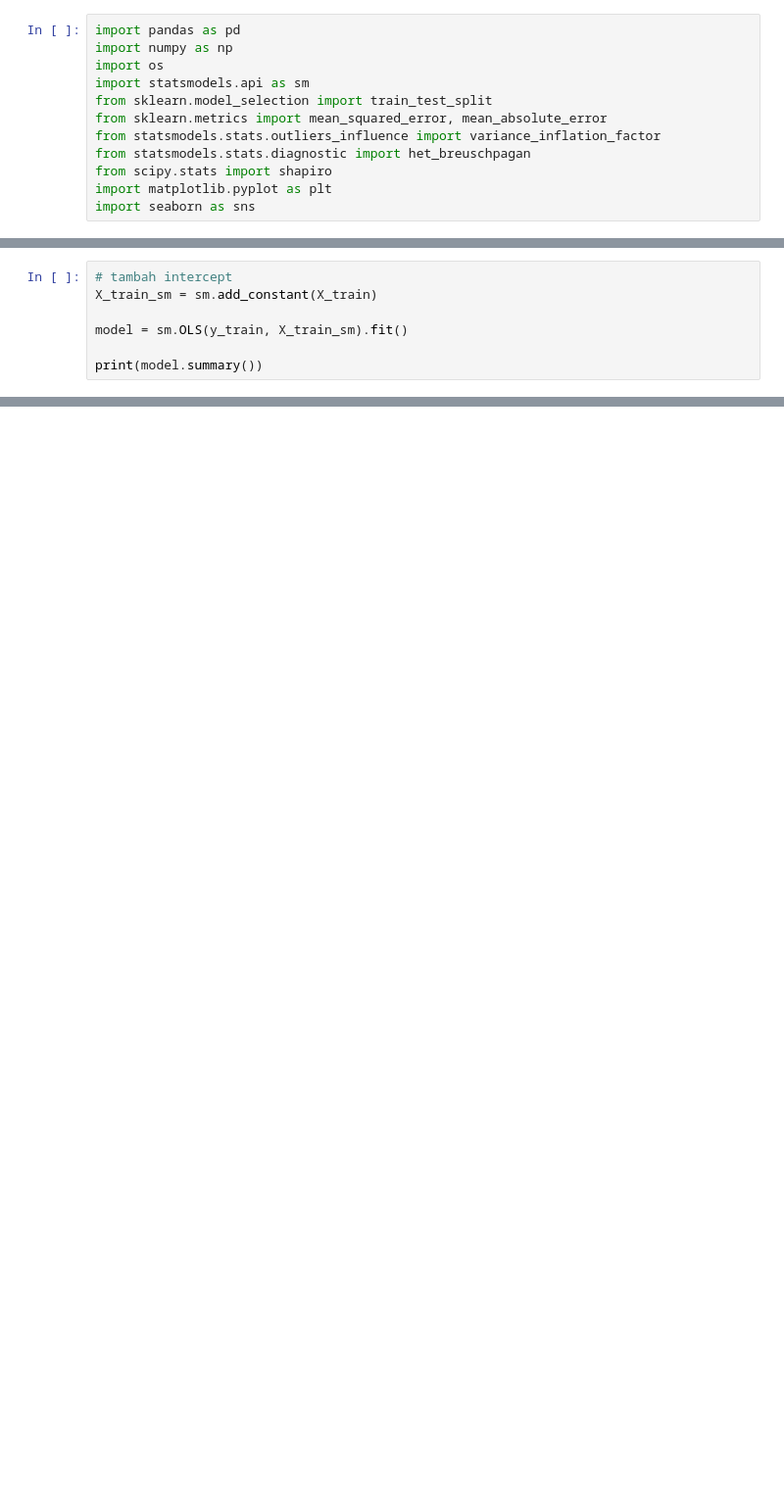
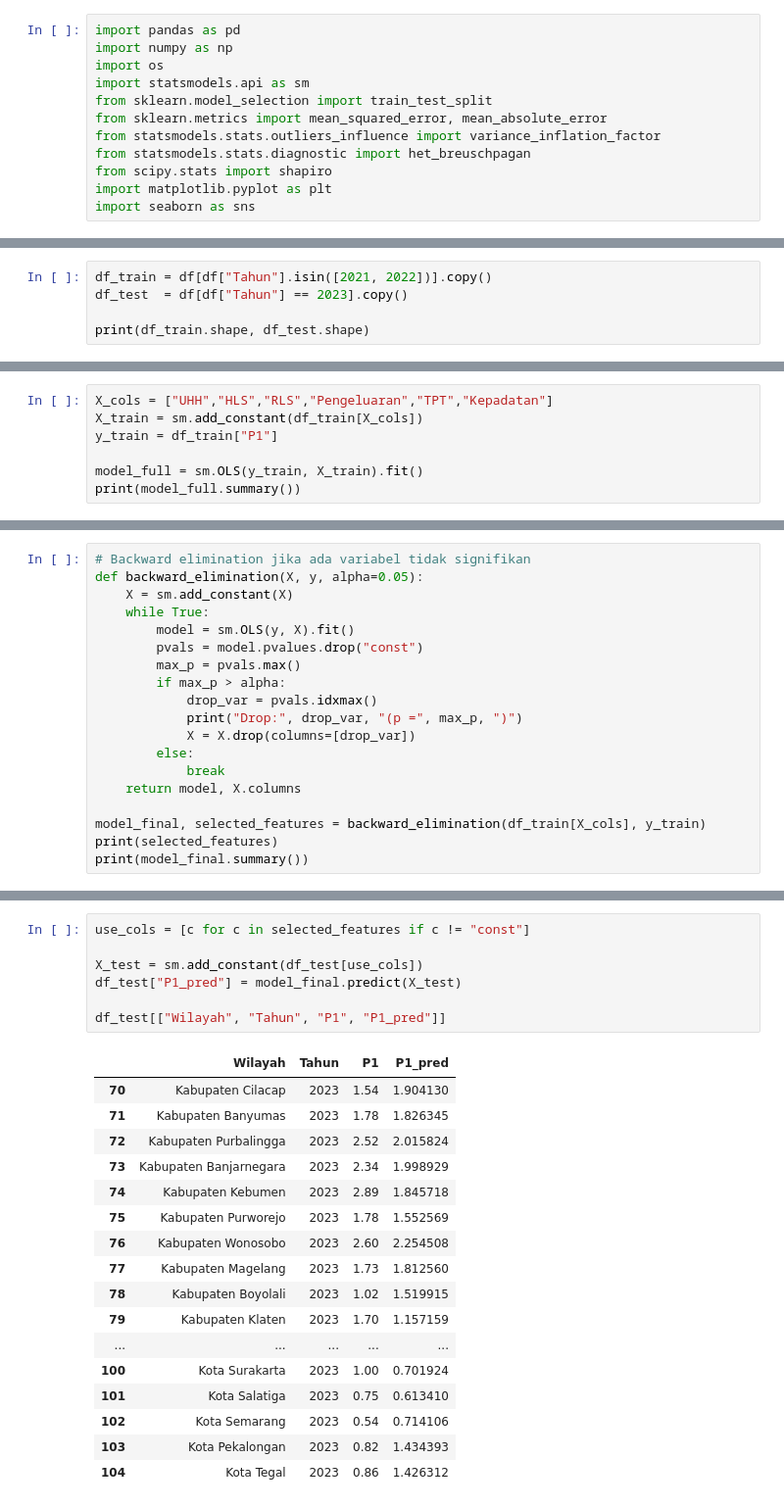
Before and after one commit to trishagarniss/projek-PDS-IPM, a Jupyter notebook: src/03_Modelling_dan_Asumsi.ipynb, the cells around one changed output, grey strips where cells are left out. Shown: that part at 98% size. Saved outputs shown, nothing was run; the diff lists cells and outputs as text; blank space fills up the shorter version.

```diff
--- a/src/03_Modelling_dan_Asumsi.ipynb
+++ b/src/03_Modelling_dan_Asumsi.ipynb
@@ -57,7 +12,0 @@ FIT MODEL REGRESI (statsmodels OLS)
-# %%
-# tambah intercept
-X_train_sm = sm.add_constant(X_train)
-
-model = sm.OLS(y_train, X_train_sm).fit()
-
-print(model.summary())
@@ -173,0 +79,5 @@ TEST MAE: 0.41413345446125255
+# %%
+df_train = df[df["Tahun"].isin([2021, 2022])].copy()
+df_test  = df[df["Tahun"] == 2023].copy()
+
+print(df_train.shape, df_test.shape)
@@ -173,0 +135,7 @@ TEST MAE: 0.41413345446125255
+# %%
+X_cols = ["UHH","HLS","RLS","Pengeluaran","TPT","Kepadatan"]
+X_train = sm.add_constant(df_train[X_cols])
+y_train = df_train["P1"]
+
+model_full = sm.OLS(y_train, X_train).fit()
+print(model_full.summary())
@@ -173,0 +179,19 @@ TEST MAE: 0.41413345446125255
+# %%
+# Backward elimination jika ada variabel tidak signifikan
+def backward_elimination(X, y, alpha=0.05):
+    X = sm.add_constant(X)
+    while True:
+        model = sm.OLS(y, X).fit()
+        pvals = model.pvalues.drop("const")
+        max_p = pvals.max()
+        if max_p > alpha:
+            drop_var = pvals.idxmax()
+            print("Drop:", drop_var, "(p =", max_p, ")")
+            X = X.drop(columns=[drop_var])
+        else:
+            break
+    return model, X.columns
+
+model_final, selected_features = backward_elimination(df_train[X_cols], y_train)
+print(selected_features)
+print(model_final.summary())
@@ -173,0 +222,25 @@ TEST MAE: 0.41413345446125255
+# %%
+use_cols = [c for c in selected_features if c != "const"]
+
+X_test = sm.add_constant(df_test[use_cols])
+df_test["P1_pred"] = model_final.predict(X_test)
+
+df_test[["Wilayah", "Tahun", "P1", "P1_pred"]]
+# %% [output]
+|  | Wilayah | Tahun | P1 | P1_pred |
+| 70 | Kabupaten Cilacap | 2023 | 1.54 | 1.904130 |
+| 71 | Kabupaten Banyumas | 2023 | 1.78 | 1.826345 |
+| 72 | Kabupaten Purbalingga | 2023 | 2.52 | 2.015824 |
+| 73 | Kabupaten Banjarnegara | 2023 | 2.34 | 1.998929 |
+| 74 | Kabupaten Kebumen | 2023 | 2.89 | 1.845718 |
+| 75 | Kabupaten Purworejo | 2023 | 1.78 | 1.552569 |
+| 76 | Kabupaten Wonosobo | 2023 | 2.60 | 2.254508 |
+| 77 | Kabupaten Magelang | 2023 | 1.73 | 1.812560 |
+| 78 | Kabupaten Boyolali | 2023 | 1.02 | 1.519915 |
+| 79 | Kabupaten Klaten | 2023 | 1.70 | 1.157159 |
+| ... | ... | ... | ... | ... |
+| 100 | Kota Surakarta | 2023 | 1.00 | 0.701924 |
+| 101 | Kota Salatiga | 2023 | 0.75 | 0.613410 |
+| 102 | Kota Semarang | 2023 | 0.54 | 0.714106 |
+| 103 | Kota Pekalongan | 2023 | 0.82 | 1.434393 |
+| 104 | Kota Tegal | 2023 | 0.86 | 1.426312 |
```
Also changed, not shown: parts of 36 cells of this notebook.
